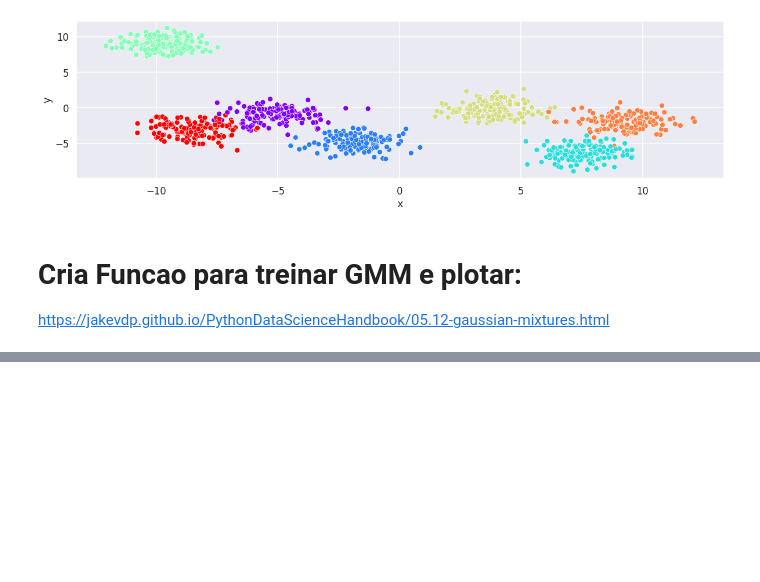
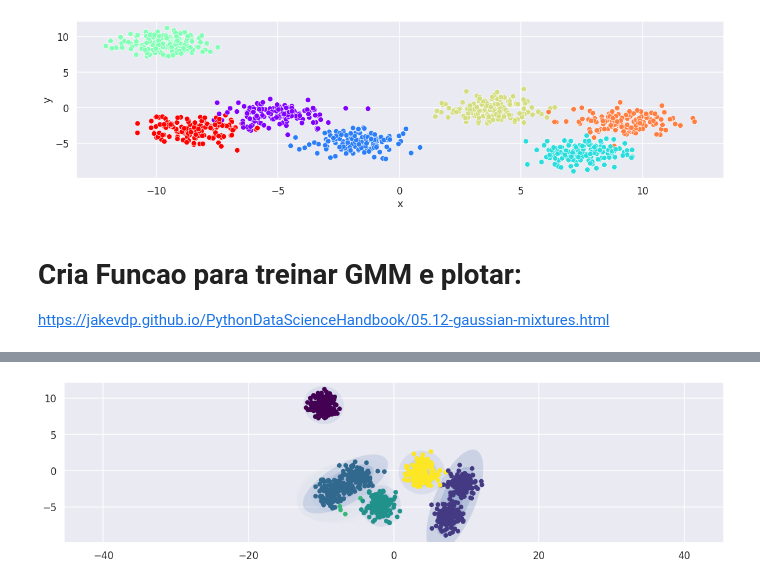
Before and after one commit to leandroleao2k/ImageML, a Jupyter notebook: GMM Cluster.ipynb, the cells around one changed output, grey strips where cells are left out. Drawn from its saved outputs; the diff is of its cells as text; code cells hidden in the pictures; blank space fills up the shorter version.

```diff
--- a/GMM Cluster.ipynb
+++ b/GMM Cluster.ipynb
@@ -91,0 +104,4 @@ labels = treinar_plotar_DBSCAN (df, eps, min)
+# %%
+plot_gmm(gmm, X)
+# %% [output]
+[figure, added]
```
Also changed, not shown: parts of 20 cells of this notebook.
